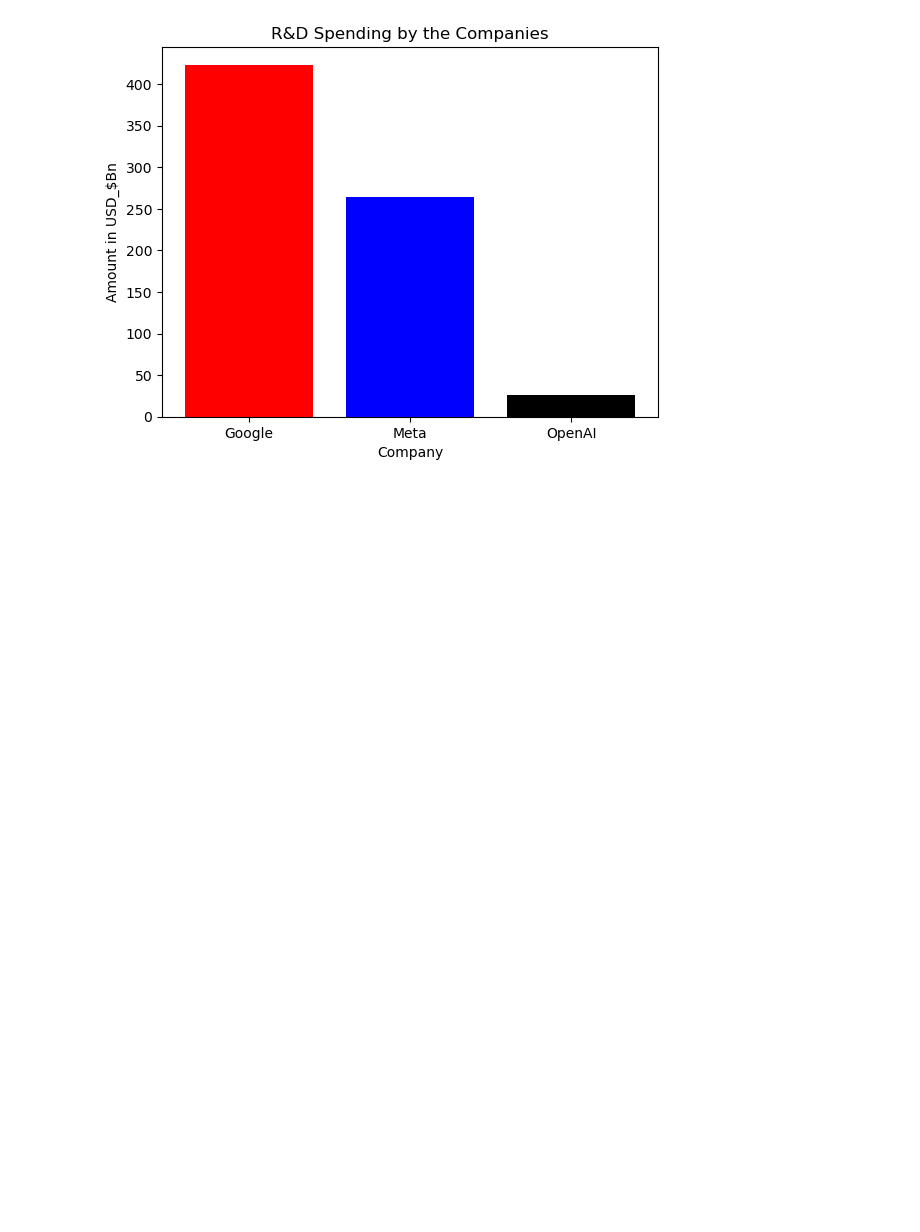
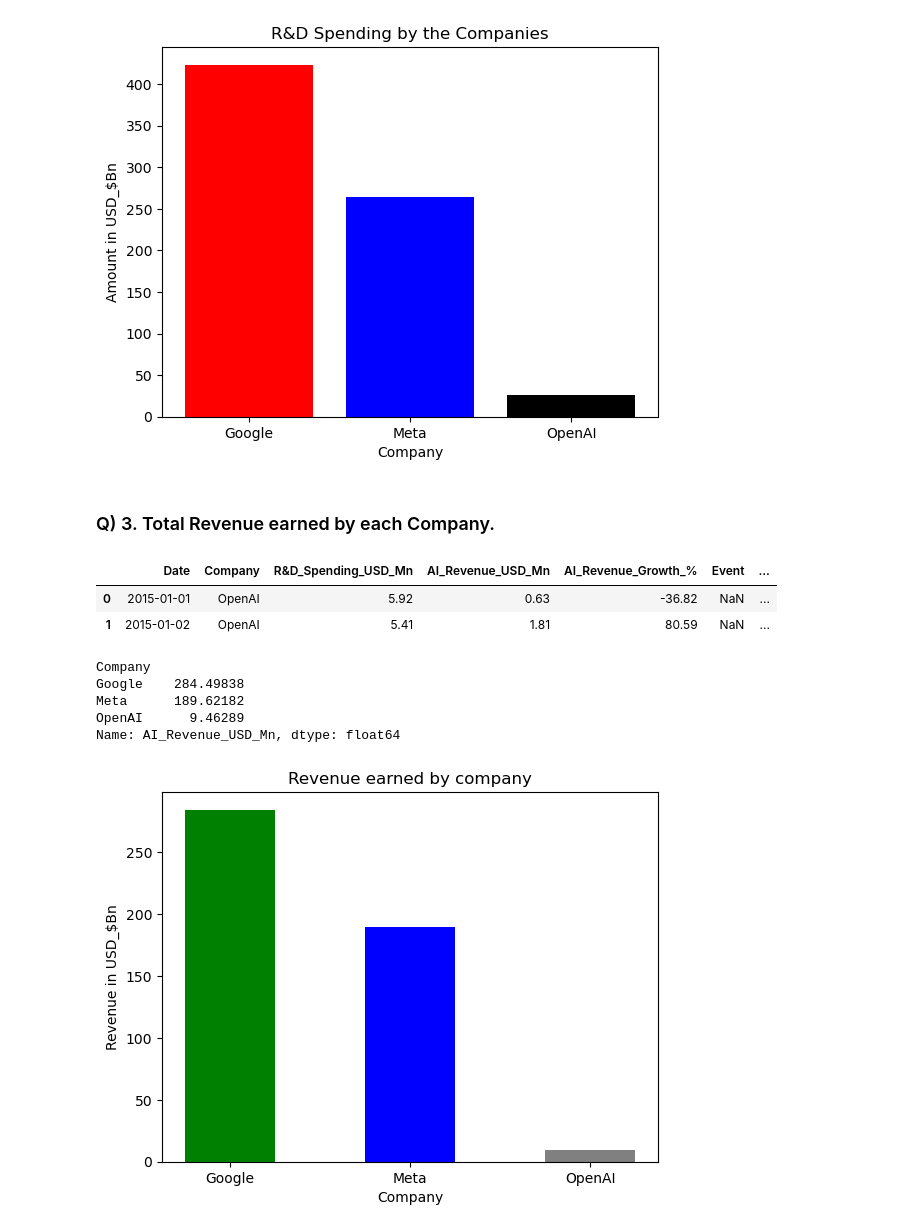
Before and after one commit to abdullahkhan-10/Python-Complete-Course, a Jupyter notebook: Python Projects/Intermediate Projects/3_financial_data.ipynb, the cells around one changed output. Cells and saved outputs as stored; diff of their text form; code cells hidden in the pictures; blank space fills up the shorter version.

Commit message:
Revenue earned by each Company shown

```diff
--- a/Python Projects/Intermediate Projects/3_financial_data.ipynb
+++ b/Python Projects/Intermediate Projects/3_financial_data.ipynb
@@ -164,3 +164,37 @@ plt.ylabel("Amount in USD_$Bn")
 plt.show()
 # %% [output]
 [figure]
+# %% [markdown]
+### Q) 3. Total Revenue earned by each Company.
+# %%
+financial_data.head(2)
+# %% [output]
+|  | Date | Company | R&D_Spending_USD_Mn | AI_Revenue_USD_Mn | AI_Revenue_Growth_% | Event | ... |
+| 0 | 2015-01-01 | OpenAI | 5.92 | 0.63 | -36.82 | NaN | ... |
+| 1 | 2015-01-02 | OpenAI | 5.41 | 1.81 | 80.59 | NaN | ... |
+# %%
+# Revenue of each company in Billion dollars.
+
+comp_revenue = financial_data.groupby("Company")["AI_Revenue_USD_Mn"].sum()/1000
+
+comp_revenue
+
+# So Google has the most revenue of approximately 284.49 Billion Dollars.
+# %% [output]
+Company
+Google    284.49838
+Meta      189.62182
+OpenAI      9.46289
+Name: AI_Revenue_USD_Mn, dtype: float64
+# %%
+# Display it on Bar Graph.
+
+plt.bar(comp_revenue.index, comp_revenue.values, color= ["green", "blue", "gray"], width= 0.5)
+plt.title("Revenue earned by company")
+plt.xlabel("Company")
+plt.ylabel("Revenue in USD_$Bn")
+
+
+plt.show()
+# %% [output]
+[figure, added]
```
Also changed, not shown: parts of 1 cell of this notebook.
